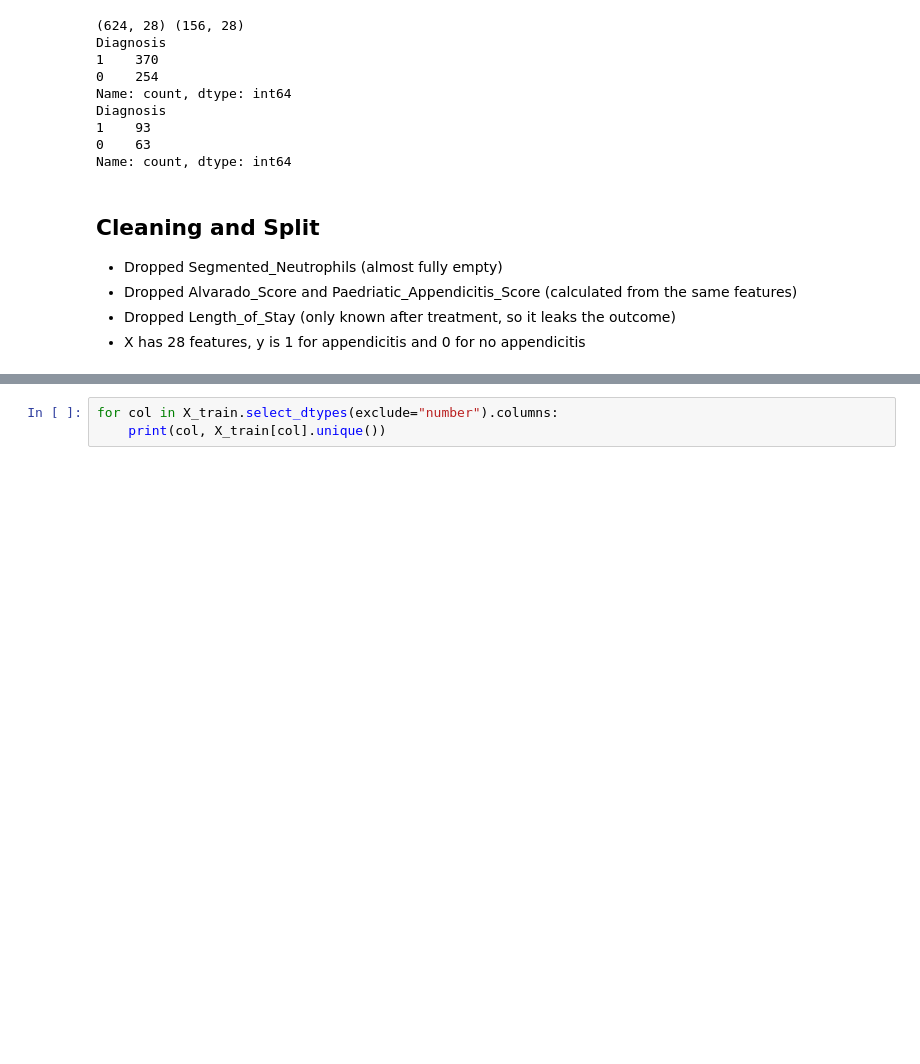
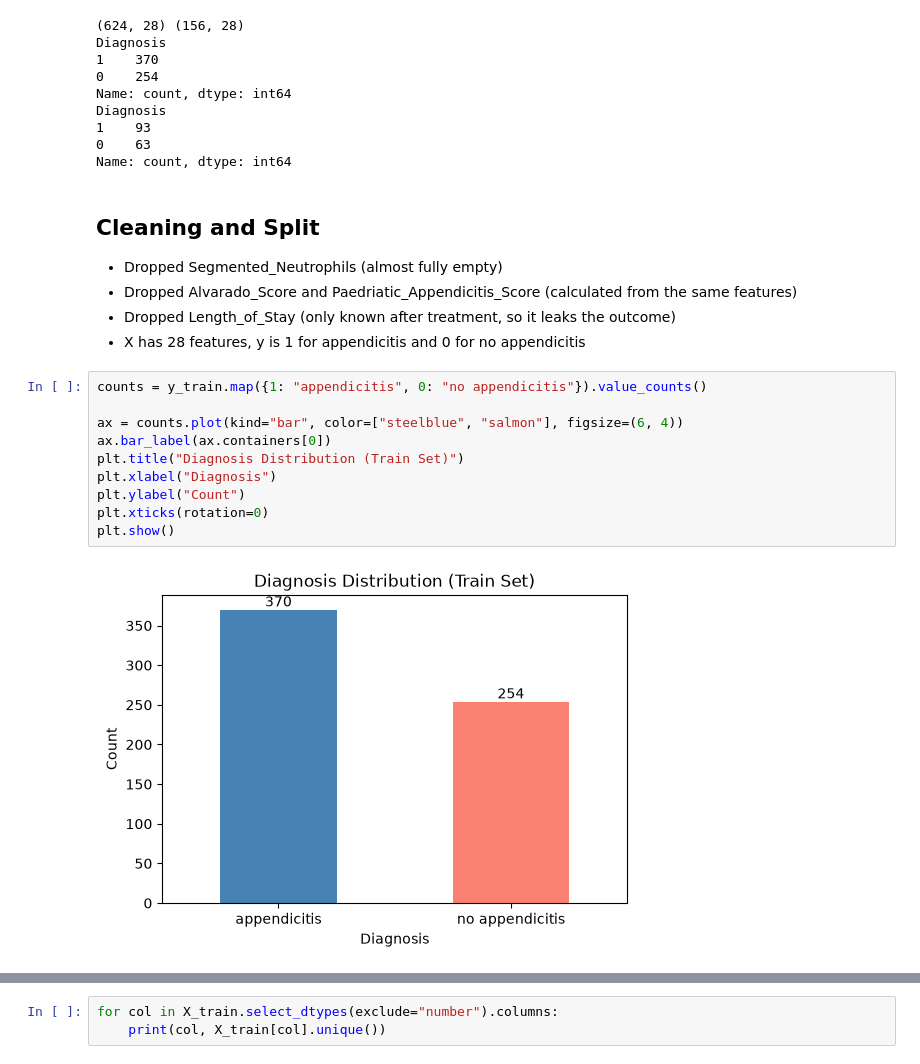
Before and after one commit to Mil9nn/pediatric-appendicitis, a Jupyter notebook: main.ipynb, the cells around one changed output, grey strips where cells are left out. Drawn from its saved outputs; the diff is of its cells as text; blank space fills up the shorter version.

```diff
--- a/main.ipynb
+++ b/main.ipynb
@@ -178,3 +178,15 @@ Name: count, dtype: int64
 - Dropped Alvarado_Score and Paedriatic_Appendicitis_Score (calculated from the same features)
 - Dropped Length_of_Stay (only known after treatment, so it leaks the outcome)
 - X has 28 features, y is 1 for appendicitis and 0 for no appendicitis
+# %%
+counts = y_train.map({1: "appendicitis", 0: "no appendicitis"}).value_counts()
+
+ax = counts.plot(kind="bar", color=["steelblue", "salmon"], figsize=(6, 4))
+ax.bar_label(ax.containers[0])
+plt.title("Diagnosis Distribution (Train Set)")
+plt.xlabel("Diagnosis")
+plt.ylabel("Count")
+plt.xticks(rotation=0)
+plt.show()
+# %% [output]
+[figure, added]
```
Also changed, not shown: parts of 8 cells of this notebook.
